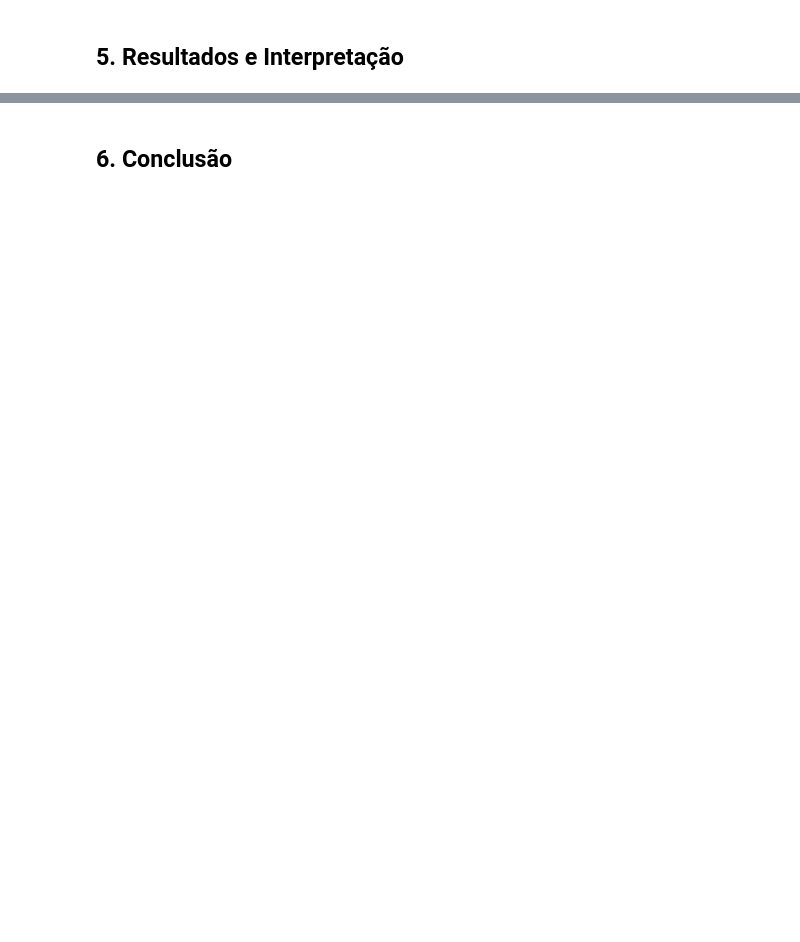
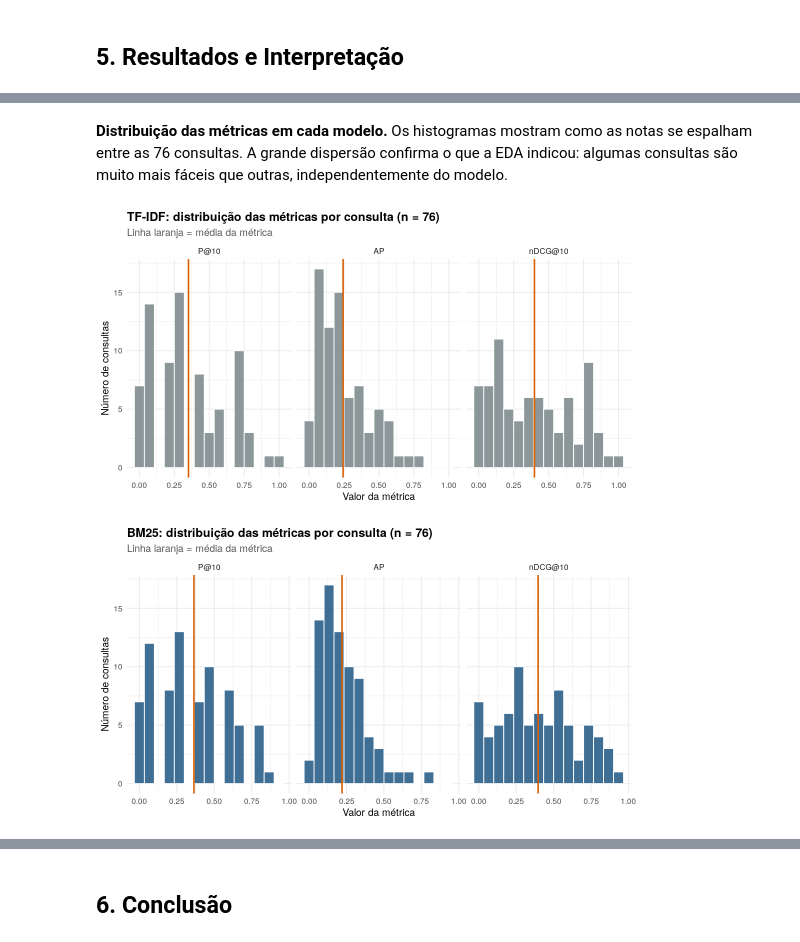
Before and after one commit to philipsantiagoo/acervo-rank, a Jupyter notebook: notebooks/analise.ipynb, the cells around one changed output, grey strips where cells are left out. Drawn from its saved outputs; the diff is of its cells as text; code cells hidden in the pictures; blank space fills up the shorter version.

```diff
--- a/notebooks/analise.ipynb
+++ b/notebooks/analise.ipynb
@@ -1191,0 +1346,34 @@ print(head_rankings(ranking_bm25,  "rank_bm25"))
+# %% [markdown]
+**Distribuição das métricas em cada modelo.** Os histogramas mostram como as notas se espalham entre as 76 consultas. A grande dispersão confirma o que a EDA indicou: algumas consultas são muito mais fáceis que outras, independentemente do modelo.
+# %%
+# ── Distribuição das métricas de cada modelo ──────────────────────────────────
+# Monta o gráfico de distribuição das três métricas de um modelo.
+# Entrada: nome do modelo e cor. Saída: gráfico ggplot.
+grafico_distribuicao <- function(nome_modelo, cor) {
+  dados <- metricas %>%
+    filter(modelo == nome_modelo) %>%
+    pivot_longer(c(p10, ap, ndcg10), names_to = "metrica", values_to = "valor") %>%
+    mutate(metrica = factor(metrica, levels = c("p10", "ap", "ndcg10"),
+                            labels = c("P@10", "AP", "nDCG@10")))
+  medias_modelo <- dados %>% group_by(metrica) %>% summarise(media = mean(valor), .groups = "drop")
+  ggplot(dados, aes(x = valor)) +
+    geom_histogram(bins = 15, fill = cor, color = "white", alpha = 0.9) +
+    geom_vline(data = medias_modelo, aes(xintercept = media),
+               color = CORES_PROJETO[["destaque"]], linewidth = 0.9) +
+    facet_wrap(~ metrica) +
+    labs(
+      title = sprintf("%s: distribuição das métricas por consulta (n = 76)", nome_modelo),
+      subtitle = "Linha laranja = média da métrica",
+      x = "Valor da métrica", y = "Número de consultas"
+    )
+}
+
+g_dist_tfidf <- grafico_distribuicao("TF-IDF", CORES_PROJETO[["neutro"]])
+g_dist_bm25  <- grafico_distribuicao("BM25",   CORES_PROJETO[["principal"]])
+print(g_dist_tfidf)
+print(g_dist_bm25)
+salvar_grafico(g_dist_tfidf, "tf-idf/distribuicao_metricas.png")
+salvar_grafico(g_dist_bm25,  "bm25/distribuicao_metricas.png")
+# %% [output]
+[figure, added]
+[figure, added]
```
Also changed, not shown: parts of 33 cells of this notebook, 24 other files.
